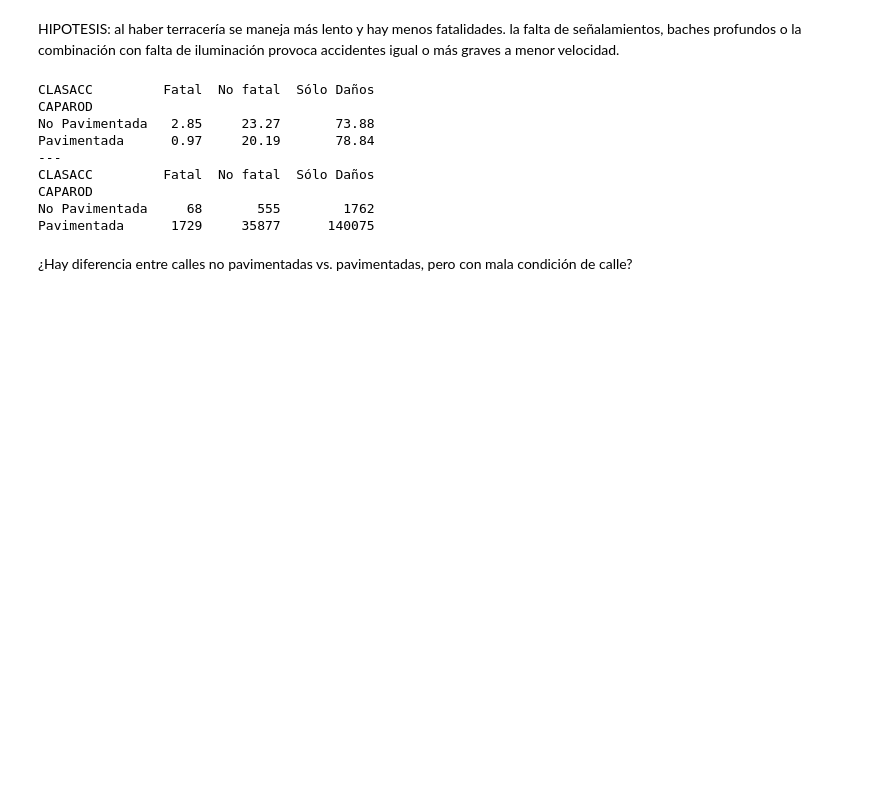
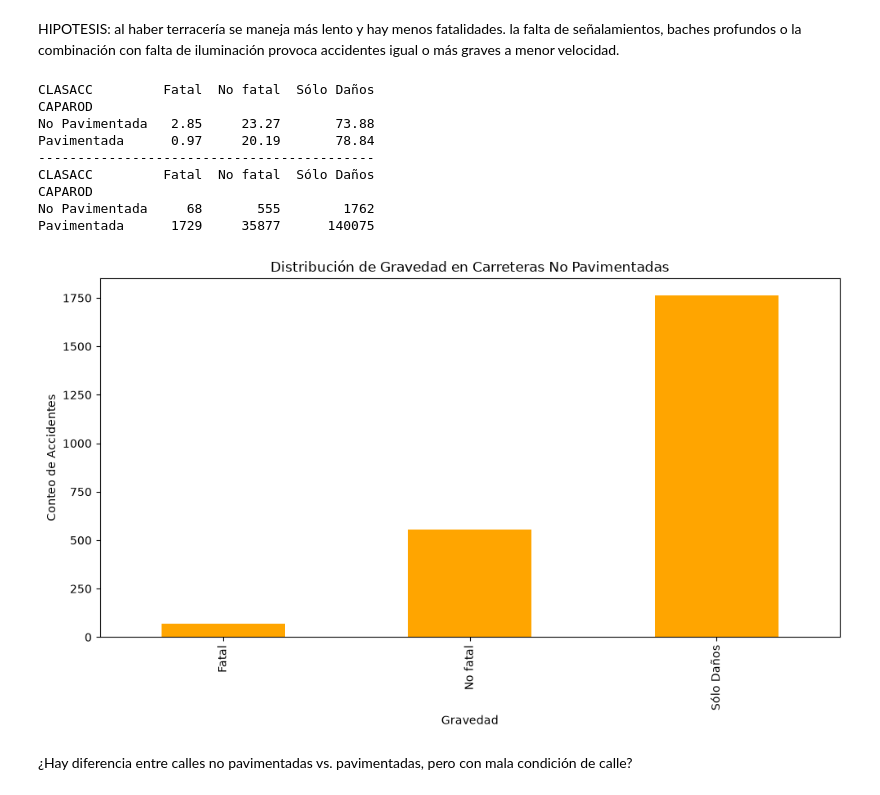
Before and after one commit to mdc-feature-engineering/traffic-accidents-mx-mdc, a Jupyter notebook: notebooks/data_analysis_table.ipynb, the cells around one changed output. Saved outputs shown, nothing was run; the diff lists cells and outputs as text; code cells hidden in the pictures; blank space fills up the shorter version.

```diff
--- a/notebooks/data_analysis_table.ipynb
+++ b/notebooks/data_analysis_table.ipynb
@@ -201,22 +255,32 @@ HIPOTESIS: al haber terracería se maneja más lento y hay menos fatalidades. la
 # %%
 # Tabla de porcentajes
 gravedad_porcentaje = pd.crosstab(accidents_data['CAPAROD'], accidents_data['CLASACC'], normalize='index') * 100
 print(gravedad_porcentaje.round(2))
 
-print("---")
+print("-------------------------------------------")
 # Tabla de conteos absolutos para ver el volumen real
 gravedad_absoluta = pd.crosstab(accidents_data['CAPAROD'], accidents_data['CLASACC'])
 print(gravedad_absoluta)
+
+# Grafica de barras para ver la distribución de gravedad en carreteras no pavimentadas
+plt.figure(figsize=(10, 6))
+gravedad_absoluta.loc['No Pavimentada'].plot(kind='bar', color='orange')
+plt.title("Distribución de Gravedad en Carreteras No Pavimentadas")
+plt.xlabel("Gravedad")
+plt.ylabel("Conteo de Accidentes")
+plt.tight_layout()
+plt.show()
 # %% [output]
 CLASACC         Fatal  No fatal  Sólo Daños
 CAPAROD
 No Pavimentada   2.85     23.27       73.88
 Pavimentada      0.97     20.19       78.84
----
+-------------------------------------------
 CLASACC         Fatal  No fatal  Sólo Daños
 CAPAROD
 No Pavimentada     68       555        1762
 Pavimentada      1729     35877      140075
+[figure, added]
 # %% [markdown]
 ¿Hay diferencia entre calles no pavimentadas vs. pavimentadas, pero con mala condición de calle?
 # %% [markdown]
```
Also changed, not shown: parts of 5 cells of this notebook.
